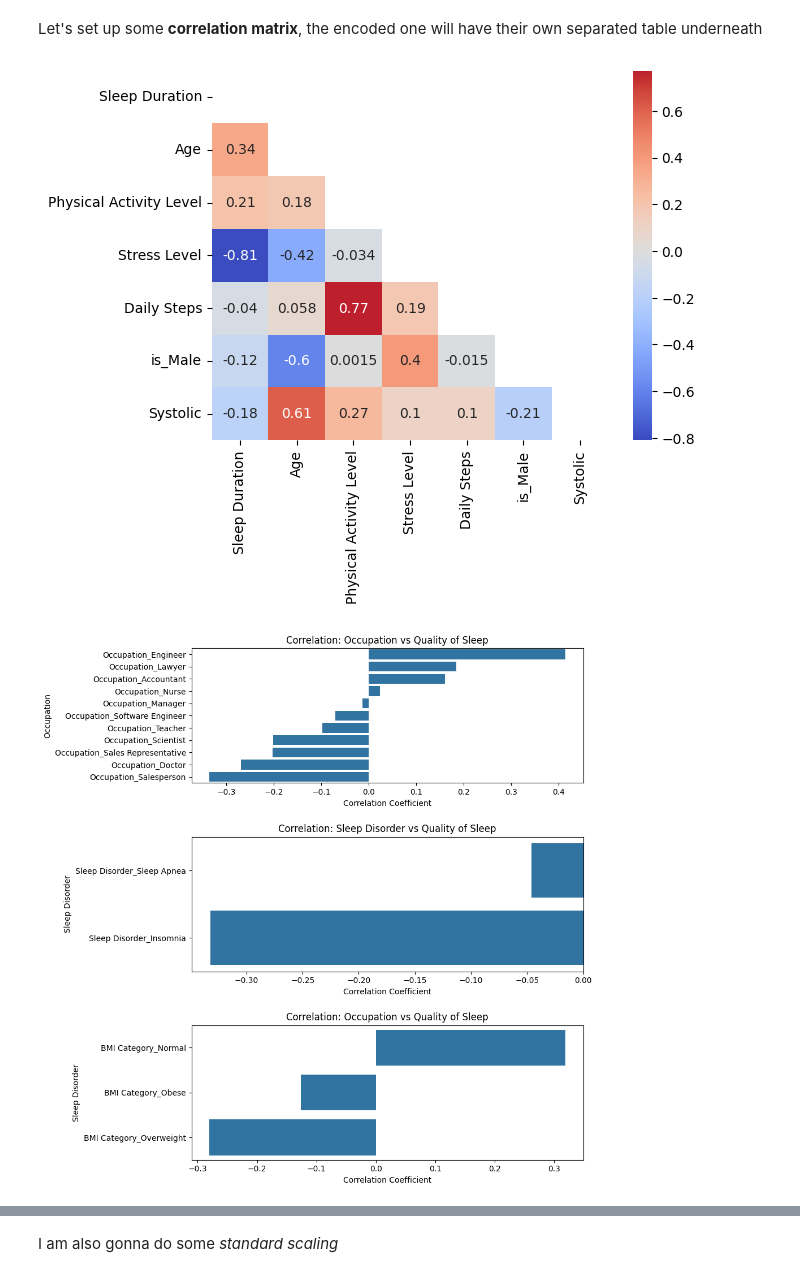
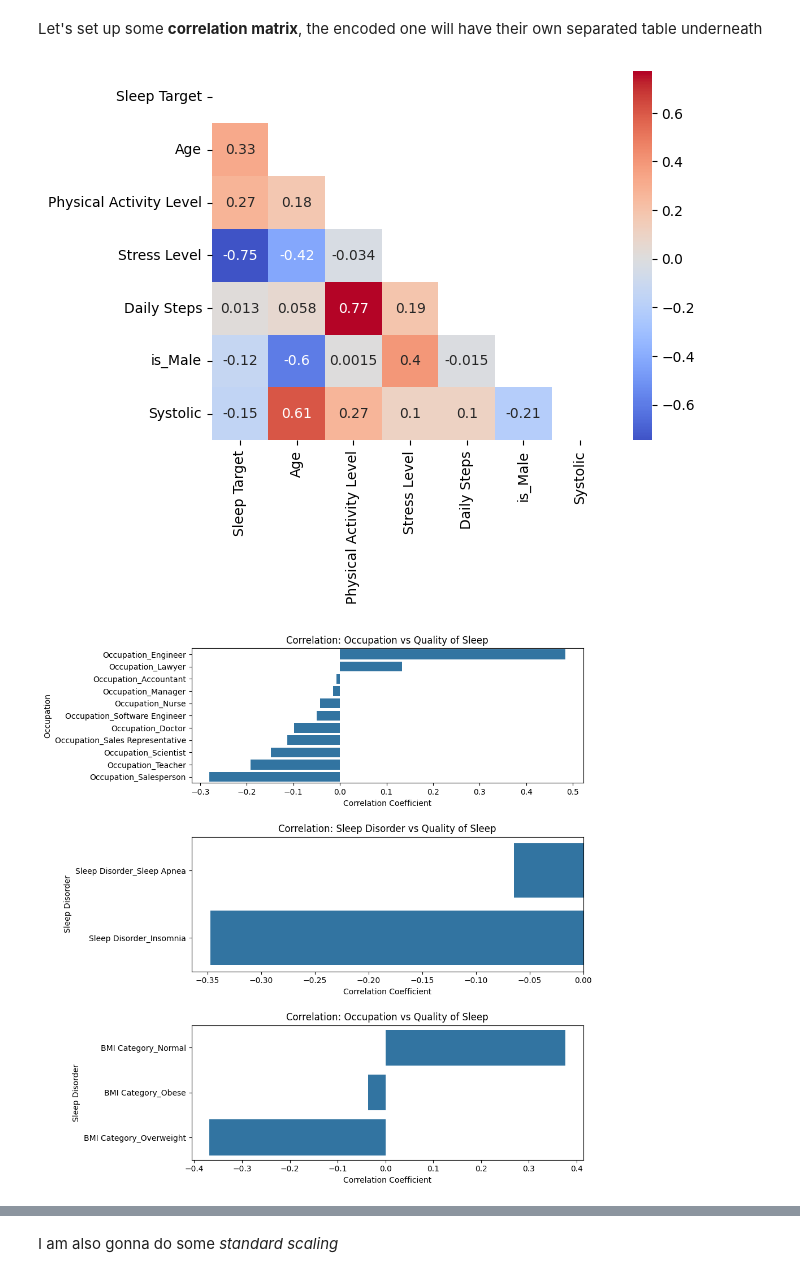
Before and after one commit to Doug-Vo/ML-Self-Project, a Jupyter notebook: Spring_2026/Sleep.ipynb, the cells around one changed output, grey strips where cells are left out. Cells and saved outputs as stored; diff of their text form; code cells hidden in the pictures.

```diff
--- a/Spring_2026/Sleep.ipynb
+++ b/Spring_2026/Sleep.ipynb
@@ -217,0 +235,6 @@ memory usage: 51.3 KB
+# %%
+df['Sleep Target'] = pd.qcut(df['Sleep Duration'], q= 3, labels= [1, 2, 3]).astype(int)
+
+# Group by the new target and look at the Sleep Duration stats
+ranges = df.groupby('Sleep Target')['Sleep Duration'].agg(['min', 'max', 'count'])
+print(ranges)
@@ -232,7 +262,7 @@ Index(['Person ID', 'Age', 'Sleep Duration', 'Quality of Sleep',
 Let's set up some **correlation matrix**, the encoded one will have their own separated table underneath
 # %%
 import numpy as np
-corr_df = df[['Sleep Duration', 'Age',  'Physical Activity Level', 'Stress Level', 'Daily Steps',
+corr_df = df[['Sleep Target', 'Age',  'Physical Activity Level', 'Stress Level', 'Daily Steps',
               'is_Male', 'Systolic']].copy()
 
 matrix = corr_df.corr()
@@ -243,42 +273,42 @@ sns.heatmap(matrix, mask = mask, cmap = 'coolwarm', annot = True, center = 0)
 
 plt.show()
 # %% [output]
-[figure, old version]
+[figure, new version]
 # %%
 
 
-all_corr = df.corr()['Quality of Sleep']
+all_corr = df.corr()['Sleep Duration']
 
 occ_corr = all_corr.filter(like='Occupation').sort_values(ascending=False)
 sleep_dis_corr = all_corr.filter(like='Sleep Disorder').sort_values(ascending=False)
 bmi_corr = all_corr.filter(like = 'BMI Category').sort_values(ascending= False)
 
 
 plt.figure(figsize=(10, 10))
 
 plt.subplot(3, 1, 1)
 sns.barplot(x=occ_corr.values, y=occ_corr.index)
 plt.title('Correlation: Occupation vs Quality of Sleep')
 plt.xlabel('Correlation Coefficient')
 plt.ylabel('Occupation')
 
 plt.subplot(3, 1, 2)
 sns.barplot(x=sleep_dis_corr.values, y=sleep_dis_corr.index)
 plt.title('Correlation: Sleep Disorder vs Quality of Sleep')
 plt.xlabel('Correlation Coefficient')
 plt.ylabel('Sleep Disorder')
 
 
 plt.subplot(3, 1, 3)
 sns.barplot(x=bmi_corr.values, y=bmi_corr.index)
 plt.title('Correlation: Occupation vs Quality of Sleep')
 plt.xlabel('Correlation Coefficient')
 plt.ylabel('Sleep Disorder')
 
 plt.tight_layout()
 
 plt.subplots_adjust(hspace=0.4)
 plt.show()
 # %% [output]
-[figure, old version]
+[figure, new version]
 # %%
```
Also changed, not shown: parts of 15 cells of this notebook.
